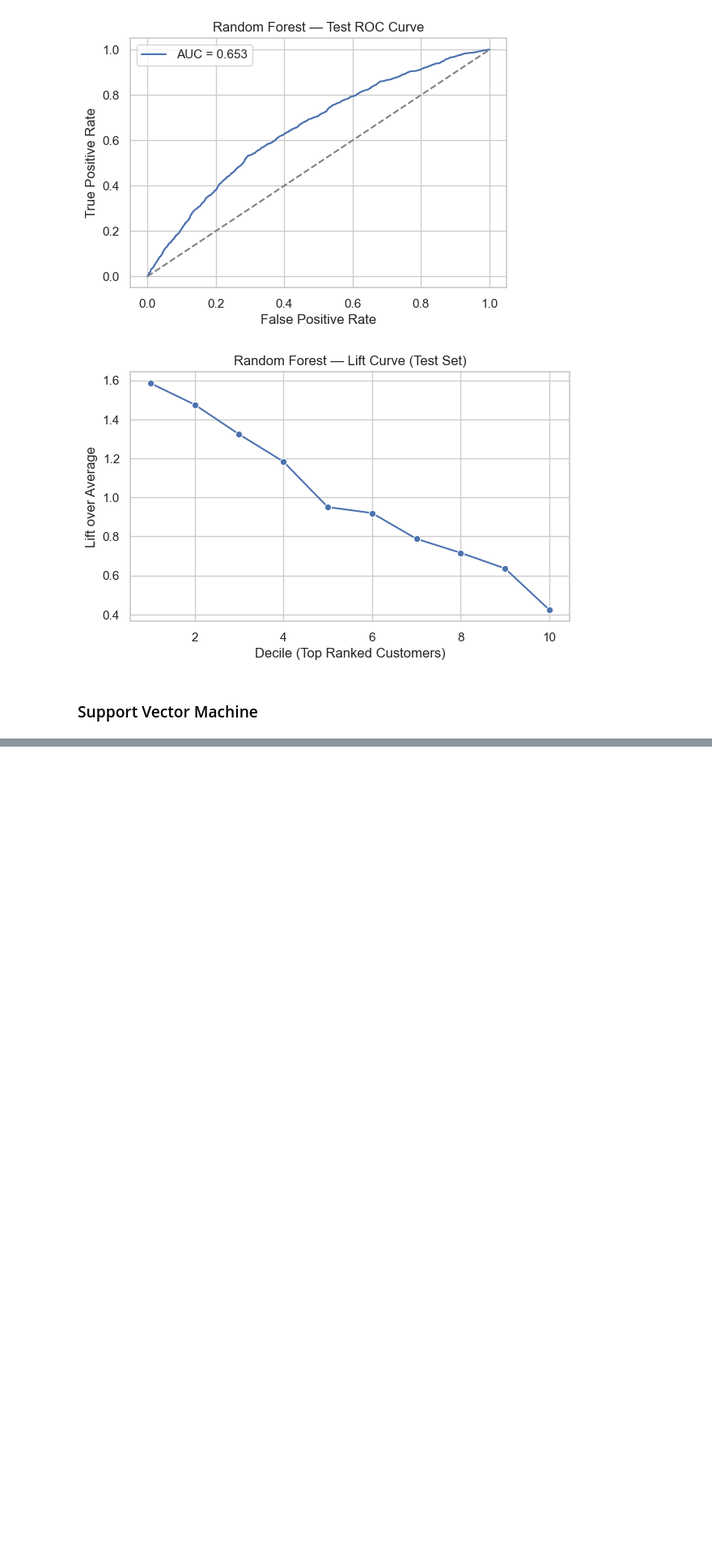
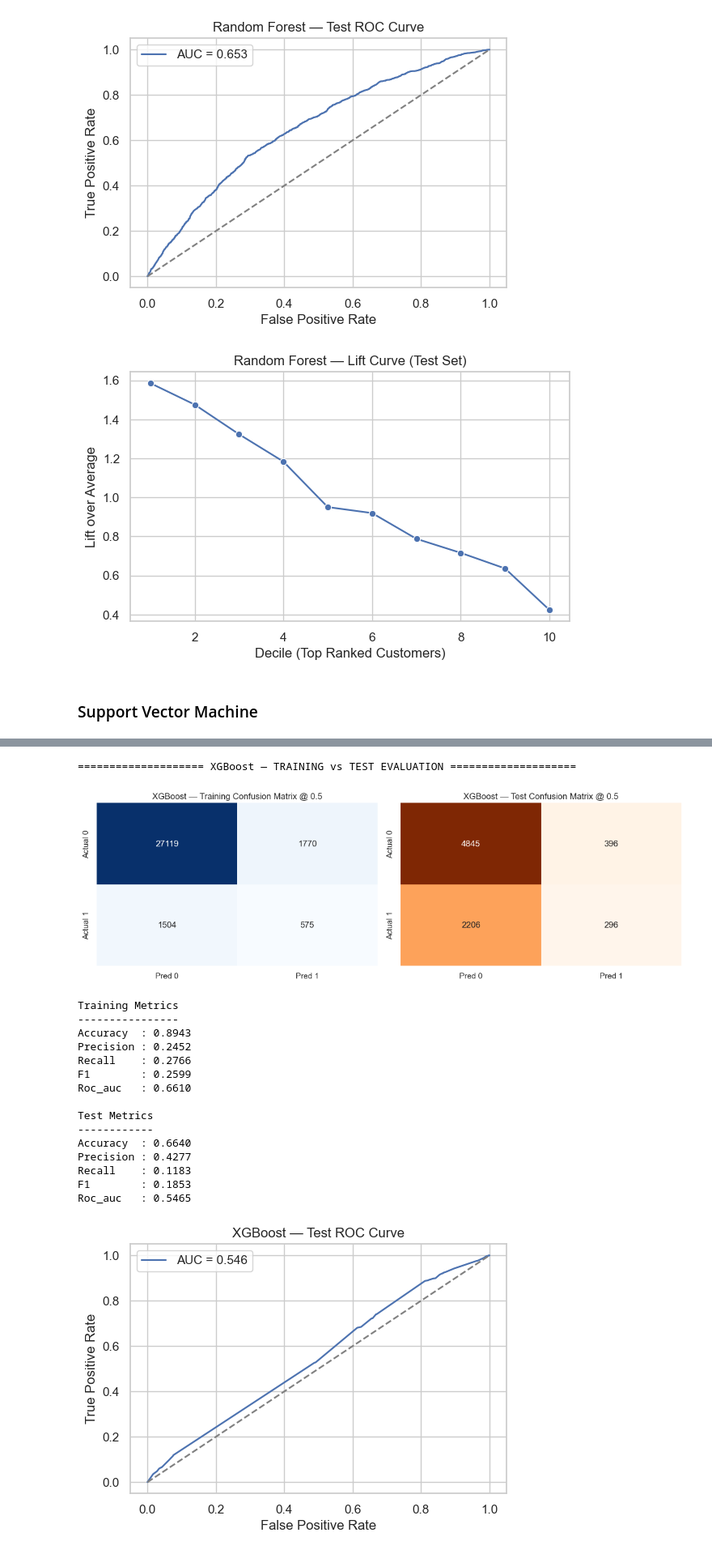
Before and after one commit to conceicao-singa/Bank_Telemarketing_Prediction_EDSB25_1, a Jupyter notebook: notebooks/training.ipynb, the cells around one changed output, grey strips where cells are left out. Shown at 81% size. Cells and saved outputs as stored; diff of their text form; code cells hidden in the pictures; blank space fills up the shorter version.

```diff
--- a/notebooks/training.ipynb
+++ b/notebooks/training.ipynb
@@ -522,0 +603,2 @@ results = evaluate_model(grids_svm, X_train, y_train, X_test, y_test, model_name
+# %%
+xgb_pipe= build_xgb_pipeline()
@@ -522,0 +625,34 @@ results = evaluate_model(grids_svm, X_train, y_train, X_test, y_test, model_name
+# %%
+param_grid = {
+    "model__n_estimators": [200, 300, 500],
+    "model__learning_rate": [0.001, 0.05, 0.1],
+    "model__max_depth": [3, 4, 5],
+    "model__subsample": [0.8, 1.0],
+    "model__colsample_bytree": [0.8, 1.0]
+}
+
+gs_xgb = GridSearchCV(
+    xgb_pipe,
+    param_grid,
+    cv=tscv,
+    scoring="roc_auc",
+    n_jobs=-1,
+    verbose=1
+)
+# %%
+# Fit model
+grids_xgb = gs_xgb.fit(X_train, y_train)
+
+print("Best Params:", grids_xgb.best_params_)
+print("Best CV ROC-AUC:", grids_xgb.best_score_)
+
+# Evaluate on test set
+y_proba = grids_xgb.predict_proba(X_test)[:, 1]
+y_pred = (y_proba >= 0.5).astype(int)
+
+print("\nTest Results:")
+print("Accuracy:", accuracy_score(y_test, y_pred))
+print("Precision:", precision_score(y_test, y_pred))
+print("Recall:", recall_score(y_test, y_pred))
+print("F1:", f1_score(y_test, y_pred))
+print("ROC-AUC:", roc_auc_score(y_test, y_proba))
@@ -522,0 +670,21 @@ results = evaluate_model(grids_svm, X_train, y_train, X_test, y_test, model_name
+# %%
+results = evaluate_model(grids_xgb, X_train, y_train, X_test, y_test, model_name="XGBoost", threshold=0.5)
+# %% [output]
+==================== XGBoost — TRAINING vs TEST EVALUATION ====================
+[figure, added]
+Training Metrics
+----------------
+Accuracy  : 0.8943
+Precision : 0.2452
+Recall    : 0.2766
+F1        : 0.2599
+Roc_auc   : 0.6610
+
+Test Metrics
+------------
+Accuracy  : 0.6640
+Precision : 0.4277
+Recall    : 0.1183
+F1        : 0.1853
+Roc_auc   : 0.5465
+[figure, added]
```
Also changed, not shown: parts of 28 cells of this notebook, 2 other files.
